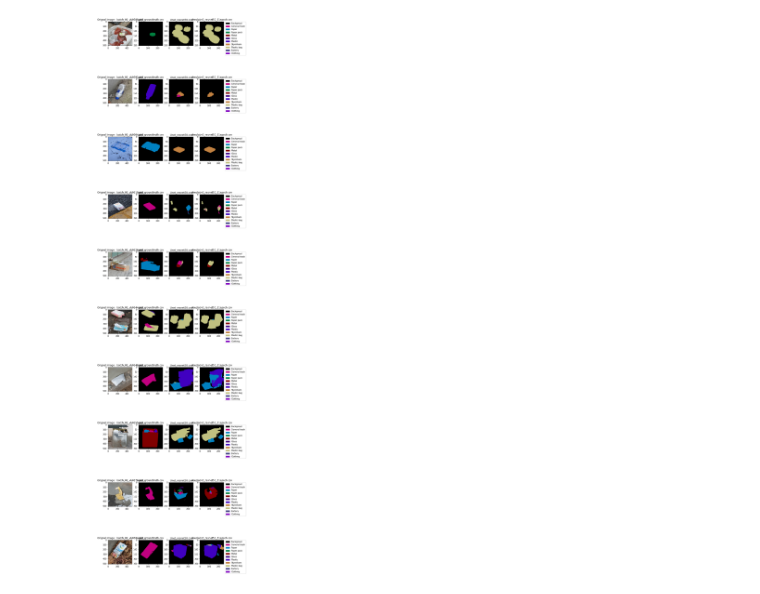
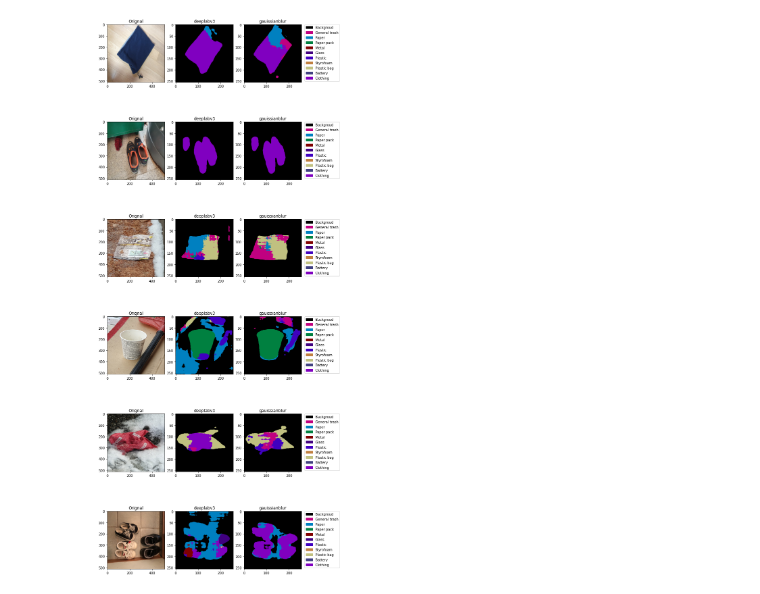
Before and after one commit to boostcampaitech2/semantic-segmentation-level2-cv-07, a Jupyter notebook: util/visualize_CSVs.ipynb, the cells around one changed output. Saved outputs shown, nothing was run; the diff lists cells and outputs as text; code cells hidden in the pictures.

Commit message:
Add : visualize code of specific class

```diff
--- a/util/visualize_CSVs.ipynb
+++ b/util/visualize_CSVs.ipynb
@@ -10,7 +10,29 @@ import webcolors
 
 #compare inference result (csv file) by visualization
 csv_root = '../seg-model-lib/submission/'
-csv_names = ['Unet_resnet50.csv', 'deeplabv3_resnet50_31epoch.csv']
+csv_names = [
+    'deeplabv3_31e.csv',
+    'deeplabv3_gauissianblur_56e.csv',
+    # 'deeplabv3_rotate90_43e.csv',
+    # 'deeplabv3-resize1024-31e.csv',
+    # 'deeplabv3plus_82e.csv',
+    # 'linknet_99e.csv',
+    # 'PAnet_63e.csv',
+    # 'Unet.csv',
+    # 'UnetPlusPlus_98e.csv'
+]
+titles = [
+    'deeplabv3',
+    'gauissianblur',
+    # 'rotate90',
+    # 'resize1024',
+    # 'deeplabv3plus',
+    # 'linknet',
+    # 'PAnet',
+    # 'Unet',
+    # 'UnetPlusPlus'
+]
+show_data_idx = 10  #-1이면 전체
 
 submission_paths = [csv_root + csv_name for csv_name in csv_names]
 
@@ -79,41 +101,60 @@ def visualization(num_examples, index):
     masks_list.append(submission["PredictionString"].values)
 
     for submission_path in submission_paths[1:]:
         submission = pd.read_csv(submission_path, index_col=None)[index:index + num_examples]
         masks_list.append(submission["PredictionString"].values)
 
     # image load
     for i in range(num_examples):
         image_id = image_ids[i]
         image = cv2.imread(os.path.join(root, image_id))
         image = cv2.cvtColor(image, cv2.COLOR_BGR2RGB)
         images.append(image)
 
     for masks in masks_list:
         for m in range(num_examples):
             mask = list(map(int, masks[m].split()))
             mask = np.array(mask)
             mask = np.reshape(mask, (256, 256))
             masks[m] = mask
 
+    if show_data_idx != -1:
+        show_idxs = []
+        for mask_idx in range(len(masks_list[0])):
+            if show_data_idx in set(masks_list[0][mask_idx].flatten()):
+                show_idxs.append(mask_idx)
+        num_examples = len(show_idxs)
+
     # plt 생성
     fig, ax = plt.subplots(nrows=num_examples, ncols=len(masks_list)+1, figsize=(10, 4*num_examples), constrained_layout=True)
 
-    for row_num in range(num_examples):
+    if show_data_idx == -1:
+        for row_num in range(num_examples):
+            # Original Image
+            ax[row_num][0].imshow(images[row_num])
+            ax[row_num][0].set_title("Orignal")
 
-        # Original Image
-        ax[row_num][0].imshow(images[row_num])
-        ax[row_num][0].set_title(f"Orignal Image : {image_ids[row_num]}")
+            # Pred Mask
+            for masks_index in range(len(masks_list)):
+                ax[row_num][masks_index + 1].imshow(label_to_color_image(masks_list[masks_index][row_num]))
+                ax[row_num][masks_index + 1].set_title(f"{titles[masks_index]}")
 
-        # Pred Mask
-        for masks_index in range(len(masks_list)):
-            ax[row_num][masks_index + 1].imshow(label_to_color_image(masks_list[masks_index][row_num]))
-            ax[row_num][masks_index + 1].set_title(f"{csv_names[masks_index]}")
+            ax[row_num][len(masks_list)].legend(handles=legend_elements, bbox_to_anchor=(1.05, 1), loc=2, borderaxespad=0)
+    else:
+        for row_num, show_idx in enumerate(show_idxs):
+            # Original Image
+            ax[row_num][0].imshow(images[show_idx])
+            ax[row_num][0].set_title("Orignal")
 
-        ax[row_num][len(masks_list)].legend(handles=legend_elements, bbox_to_anchor=(1.05, 1), loc=2, borderaxespad=0)
+            # Pred Mask
+            for masks_index in range(len(masks_list)):
+                ax[row_num][masks_index + 1].imshow(label_to_color_image(masks_list[masks_index][show_idx]))
+                ax[row_num][masks_index + 1].set_title(f"{titles[masks_index]}")
+
+            ax[row_num][len(masks_list)].legend(handles=legend_elements, bbox_to_anchor=(1.05, 1), loc=2, borderaxespad=0)
 
     plt.show()
 
-visualization(10, 102)
+visualization(200, 0)
 # %% [output]
-[figure, old version]
+[figure, new version]
```
